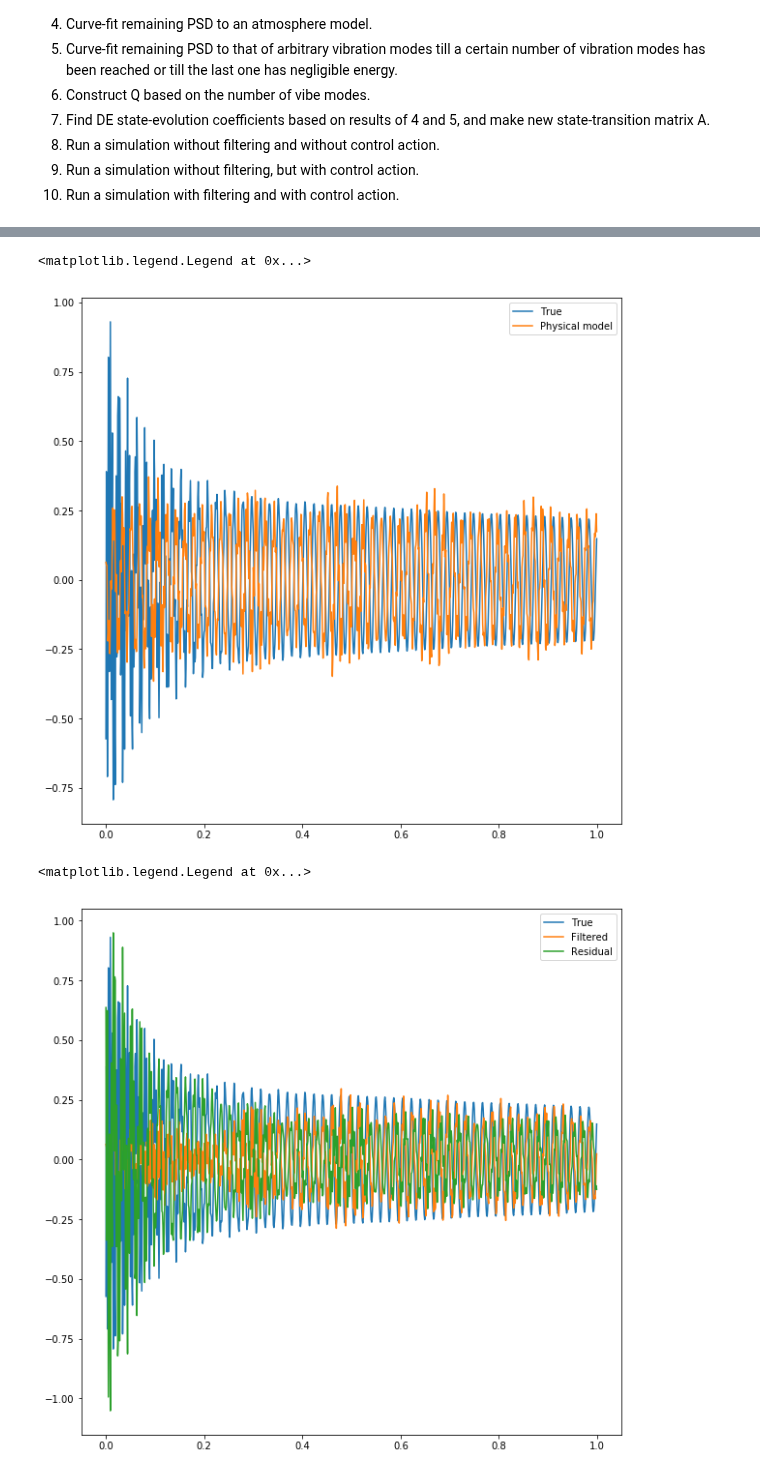
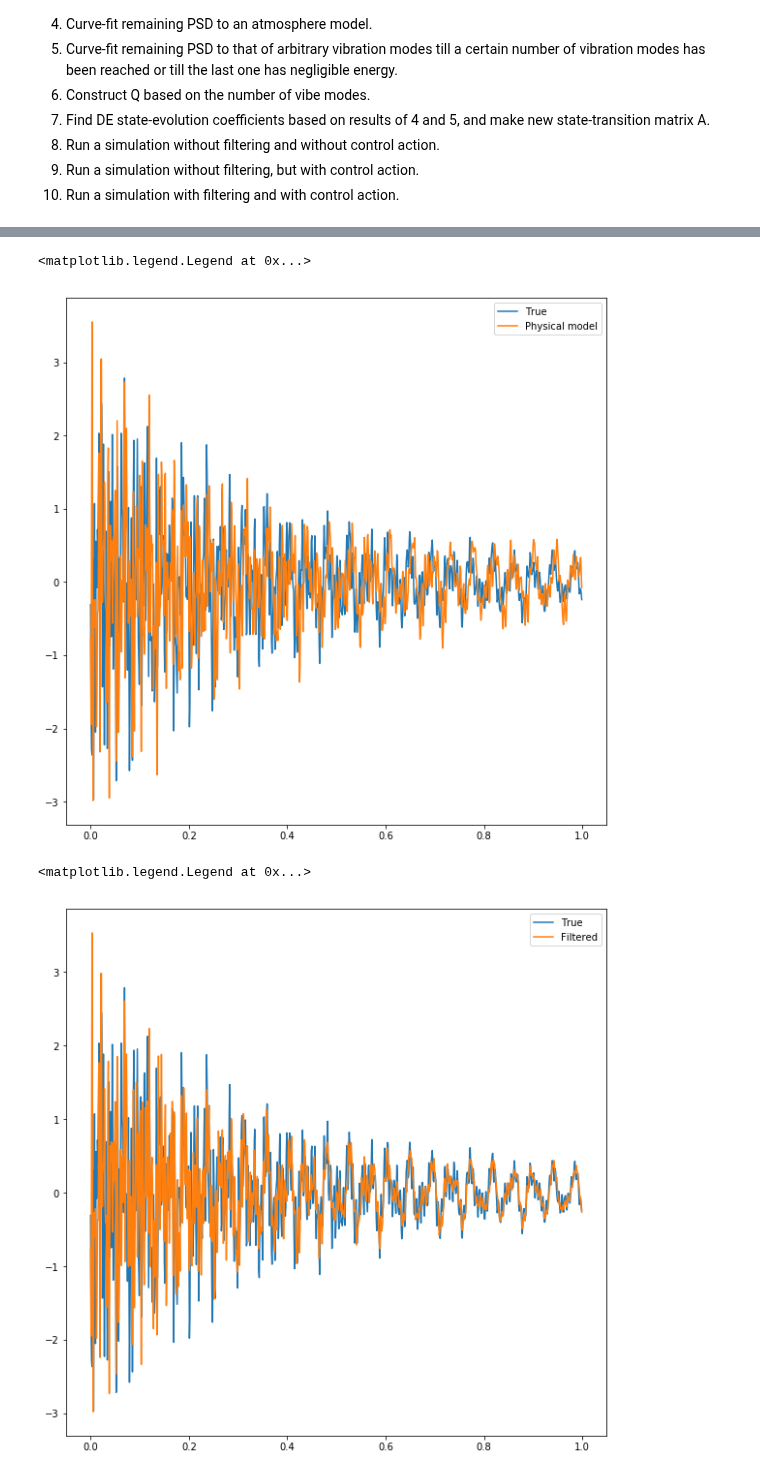
Before and after one commit to aditya-sengupta/tip-tilt-control, a Jupyter notebook: tip-tilt/sysid_onemode.ipynb, the cells around one changed output, grey strips where cells are left out. Cells and saved outputs as stored; diff of their text form; code cells hidden in the pictures.

```diff
--- a/tip-tilt/sysid_onemode.ipynb
+++ b/tip-tilt/sysid_onemode.ipynb
@@ -31,17 +31,16 @@ f_sampling = 1000 # Hz
 f_1 = f_sampling/60 # lowest possible frequency of a vibration mode
 f_2 = f_sampling/3 # highest possible frequency of a vibration mode
 f_w = f_sampling/3 # frequency above which measurement noise dominates
-N_vib_app = 2 # number of vibration modes being applied
+N_vib_app = 10 # number of vibration modes being applied
 N_vib_max = 10 # number of vibration modes to be detected
 energy_cutoff = 1e-6 # proportion of total energy after which PSD curve fit ends
-base_power = 1e-8 # this just works don't question it
+base_power = 1e-8 # isn't supposed to be distinct from energy_cutoff, but this just works, don't question it
 measurement_noise = 0.06 # milliarcseconds; pulled from previous notebook
 time_id = 1 # timescale over which sysid runs. Pulled from Meimon 2010's suggested 1 Hz sysid frequency.
 times = np.arange(0, time_id, 1/f_sampling) # array of times to operate on
 # %%
 '''All the function definitions in one big cell! Soon this stuff will all get its own .py file where it makes sense
-for it to all be together. For now this looks ugly but everything has to be updated all at once to avoid side effects,
-and anyway the output of each one (which includes plots) will get its own cell later.'''
+for it to all be together. For now this looks ugly but everything has to be updated all at once to avoid side effects.'''
 
 # step 1: making vibration and atmospheric turbulence data
 
@@ -62,14 +61,14 @@ def make_vibe_data():
 def make_noisy_data(pos):
     pos_noisy = pos + np.random.normal(0, measurement_noise, np.size(times))
 
-    plt.figure(figsize=(8, 8))
+    ''' plt.figure(figsize=(8, 8))
     plt.plot(times, pos, 'g-', label='True positions')
     plt.plot(times, pos_noisy, 'r-', label='Noisy positions')
     plt.xlabel('Time (s)',fontsize=14)
     plt.ylabel('Position [mas]',fontsize=14)
     plt.legend()
     plt.title('Vibrations with measurement noise')
-    plt.show()
+    plt.show()'''
 
     return pos_noisy
 
@@ -85,12 +84,12 @@ def get_psd(pos_noisy):
     # takes in noisy positions with time axis equal to the globally defined time axis
     # returns the frequency axis for a PSD, and the PSD.
     freqs, psd = signal.periodogram(pos_noisy, f_sampling)
-    plt.semilogy(freqs, psd)
+    '''plt.semilogy(freqs, psd)
     plt.xlabel("Frequency (Hz)")
     plt.ylabel("Power spectrum ($mas^2$/Hz)")
     plt.ylim(1e-7, 1)
     plt.title("Noisy PSD")
-    plt.show()
+    plt.show()'''
     return freqs, psd
 
 # step 3: filter out measurement noise
@@ -102,9 +101,9 @@ def noise_filter(freqs, psd):
     assert ind != 0, "didn't find a high enough frequency"
     avg_measurement_power = np.mean(psd[ind:])
     measurement_noise_recovered = np.sqrt(f_sampling * avg_measurement_power)
-    print("Recovered measurement noise: " + str(measurement_noise_recovered))
-    print("Percent error in measurement noise estimate: "
-          + str(100 * np.abs(measurement_noise_recovered - measurement_noise)/measurement_noise))
+    #print("Recovered measurement noise: " + str(measurement_noise_recovered))
+    #print("Percent error in measurement noise estimate: "
+    #      + str(100 * np.abs(measurement_noise_recovered - measurement_noise)/measurement_noise))
 
     psd -= avg_measurement_power
 
@@ -113,7 +112,7 @@ def noise_filter(freqs, psd):
 
     for i, p in enumerate(psd):
         if p < 0:
-            psd[i] = min(psd[psd > 0])
+            psd[i] = base_power
 
     # squelch: removing noise by applying a smoothing filter (convolution with [0.05, 0.1, 0.7, 0.1, 0.05])
     conv_peak = 0.7
@@ -136,12 +135,12 @@ def noise_filter(freqs, psd):
     for i in peak_ind:
         psd[i] = psd[i]/conv_peak
 
-    plt.semilogy(freqs, psd)
+    '''plt.semilogy(freqs, psd)
     plt.xlabel("Frequency (Hz)")
     plt.ylabel("Power spectrum ($mas^2$/Hz)")
     plt.ylim(1e-7, 1)
     plt.title("Recovered PSD")
-    plt.show()
+    plt.show()'''
     return psd
 
 # step 4: find atmospheric fit parameters.
@@ -202,8 +201,6 @@ def vibe_fit(freqs, psd):
             continue
         peaks.append(peak)
         psd_windowed[peak-indshift:peak+indshift] = 1e-6
-
-    print(peaks)
 
     params = np.zeros((len(peaks), PARAMS_SIZE))
     variances = np.zeros(len(peaks))
@@ -329,15 +319,14 @@ plt.plot(times, pos_r, label='Physical model')
 plt.legend()
 # %% [output]
 <matplotlib.legend.Legend at 0x...>
-[figure, old version]
+[figure, new version]
 # %%
-pos_r = kfilter(params, variances, pos_noisy)
+pos_k = kfilter(params, variances, pos_noisy)
 plt.figure(figsize=(10,10))
 #plt.plot(times, pos_noisy, label='Measurements')
 plt.plot(times, pos, label='True')
-plt.plot(times, pos_r, label='Filtered')
-plt.plot(times, pos_r - pos, label='Residual')
+plt.plot(times, pos_k, label='Filtered')
 plt.legend()
 # %% [output]
 <matplotlib.legend.Legend at 0x...>
-[figure, old version]
+[figure, new version]
```
Also changed, not shown: parts of 2 cells of this notebook.
